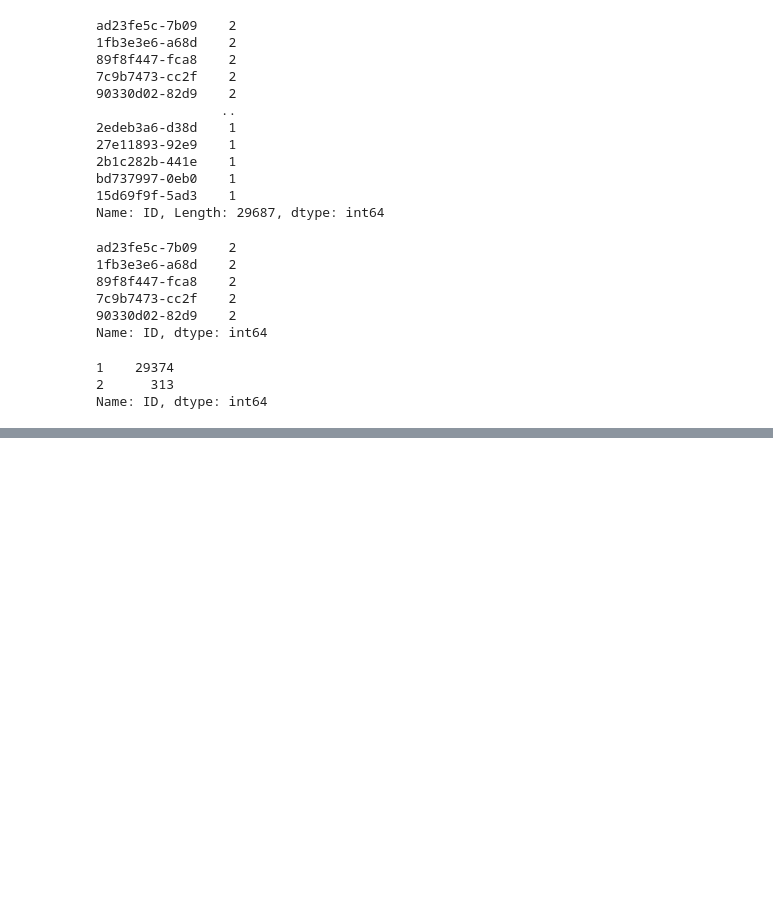
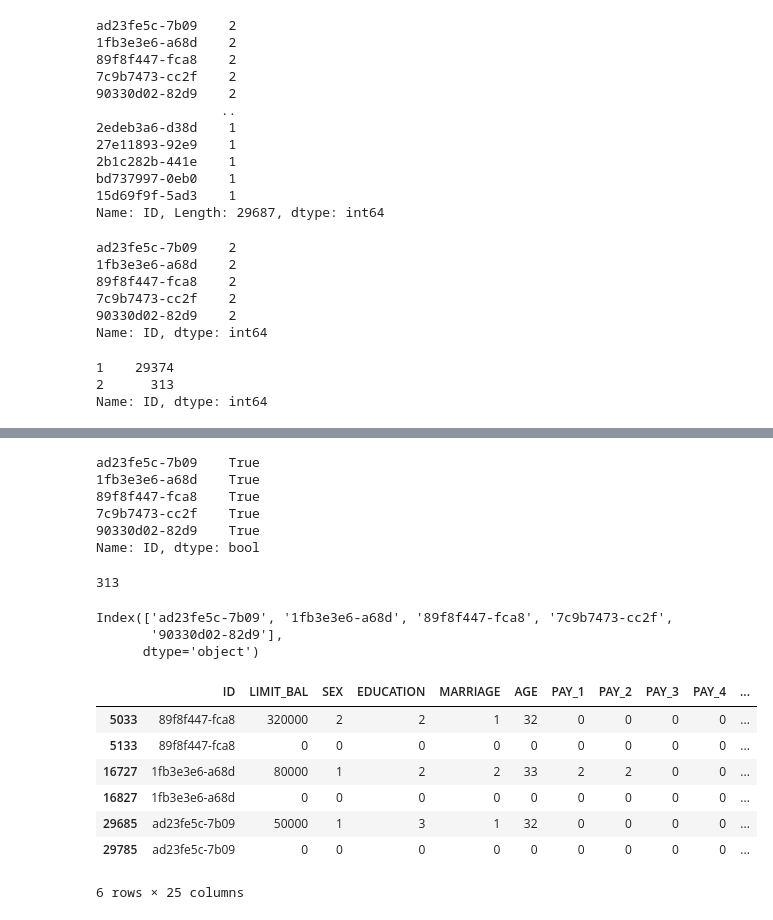
Before and after one commit to novais04/DS_projects, a Jupyter notebook: src/Limite de Credito.ipynb, the cells around one changed output, grey strips where cells are left out. Saved outputs shown, nothing was run; the diff lists cells and outputs as text; code cells hidden in the pictures; blank space fills up the shorter version.

```diff
--- a/src/Limite de Credito.ipynb
+++ b/src/Limite de Credito.ipynb
@@ -132,0 +193,32 @@ Name: ID, dtype: int64
+# %%
+dupe_mark = id_counts == 2
+dupe_mark[0:5]
+# %% [output]
+ad23fe5c-7b09    True
+1fb3e3e6-a68d    True
+89f8f447-fca8    True
+7c9b7473-cc2f    True
+90330d02-82d9    True
+Name: ID, dtype: bool
+# %%
+dupe_ids=id_counts.index[dupe_mark]
+len(dupe_ids)
+# %% [output]
+313
+# %%
+dupe_ids[:5]
+# %% [output]
+Index(['ad23fe5c-7b09', '1fb3e3e6-a68d', '89f8f447-fca8', '7c9b7473-cc2f',
+       '90330d02-82d9'],
+      dtype='object')
+# %%
+df.loc[df['ID'].isin(dupe_ids[0:3]),:].head(10)
+# %% [output]
+|  | ID | LIMIT_BAL | SEX | EDUCATION | MARRIAGE | AGE | PAY_1 | PAY_2 | PAY_3 | PAY_4 | ... |
+| 5033 | 89f8f447-fca8 | 320000 | 2 | 2 | 1 | 32 | 0 | 0 | 0 | 0 | ... |
+| 5133 | 89f8f447-fca8 | 0 | 0 | 0 | 0 | 0 | 0 | 0 | 0 | 0 | ... |
+| 16727 | 1fb3e3e6-a68d | 80000 | 1 | 2 | 2 | 33 | 2 | 2 | 0 | 0 | ... |
+| 16827 | 1fb3e3e6-a68d | 0 | 0 | 0 | 0 | 0 | 0 | 0 | 0 | 0 | ... |
+| 29685 | ad23fe5c-7b09 | 50000 | 1 | 3 | 1 | 32 | 0 | 0 | 0 | 0 | ... |
+| 29785 | ad23fe5c-7b09 | 0 | 0 | 0 | 0 | 0 | 0 | 0 | 0 | 0 | ... |
+6 rows × 25 columns
```
Also changed, not shown: parts of 22 cells of this notebook, 5 other files.
